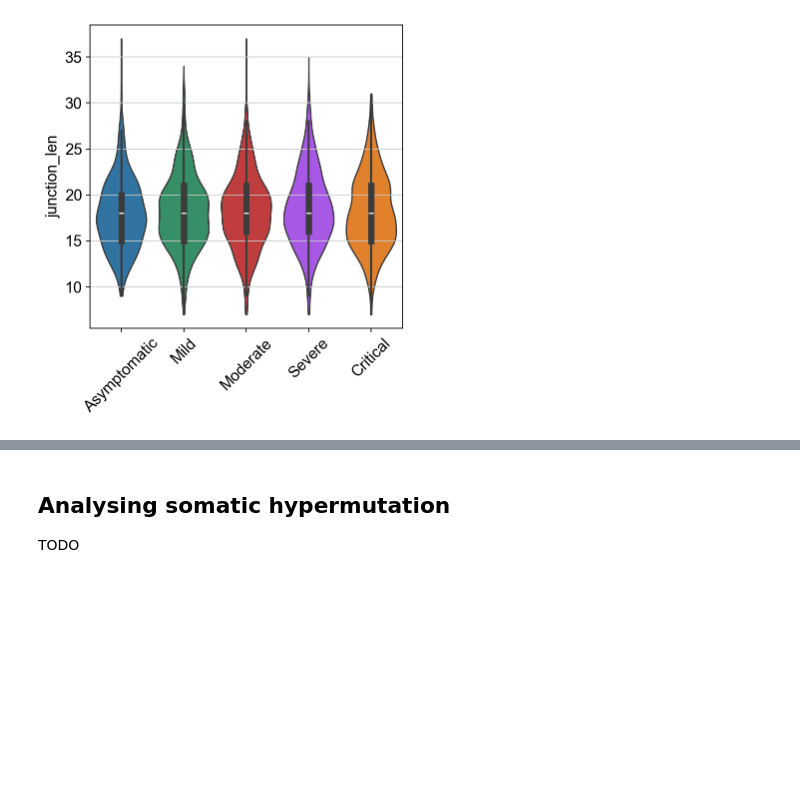
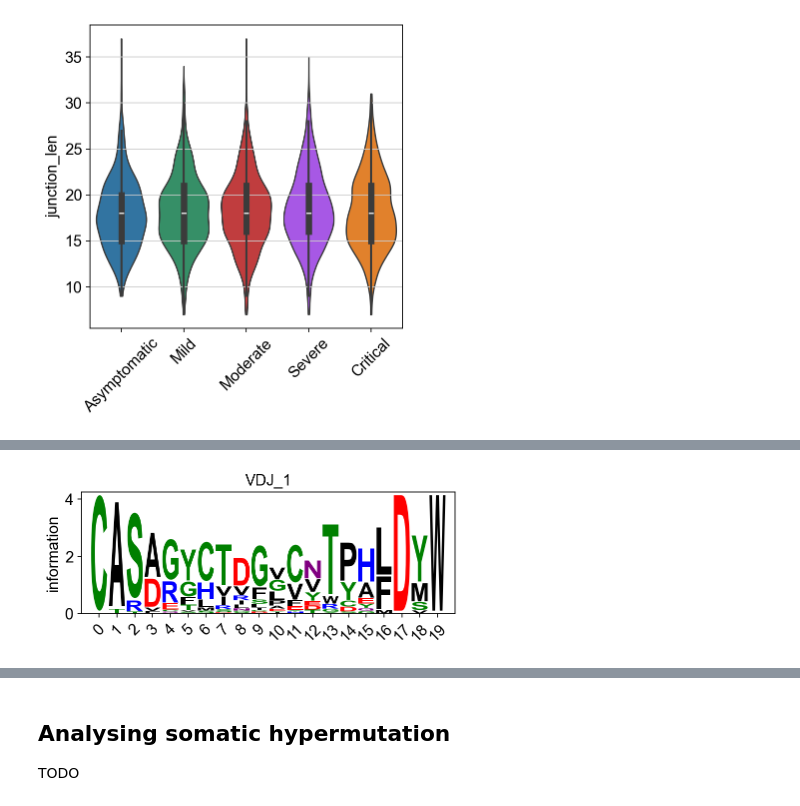
Before and after one commit to scverse/scirpy, a Jupyter notebook: docs/tutorials/tutorial_5k_bcr.ipynb, the cells around one changed output, grey strips where cells are left out. Cells and saved outputs as stored; diff of their text form; code cells hidden in the pictures; blank space fills up the shorter version.

```diff
--- a/docs/tutorials/tutorial_5k_bcr.ipynb
+++ b/docs/tutorials/tutorial_5k_bcr.ipynb
@@ -341,0 +351,11 @@ TODO
+# %%
+with ir.get.obs_context(
+    mdata["airr"], {"junction_len": [len(a) for a in ir.get.airr(mdata, "junction_aa", "VDJ_1")]}
+) as m:
+    ir.pl.logoplot_cdr3_motif(
+        m[(m.obs["junction_len"] == 20) & (m.obs["clonal_expansion"].isin(["<= 2", "> 2"]))],
+        chains=["VDJ_1"],
+        to_type="information",
+    )
+# %% [output]
+[figure, added]
```
Also changed, not shown: parts of 4 cells of this notebook, 8 other files.
